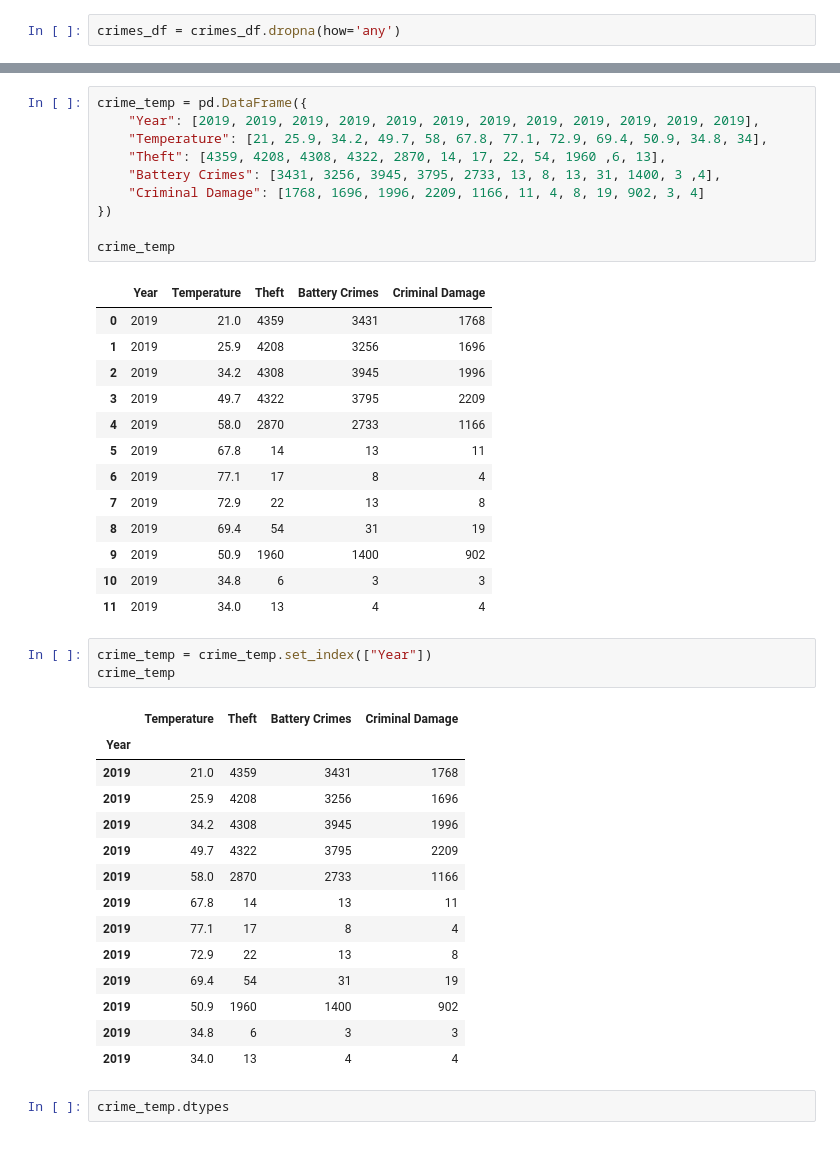
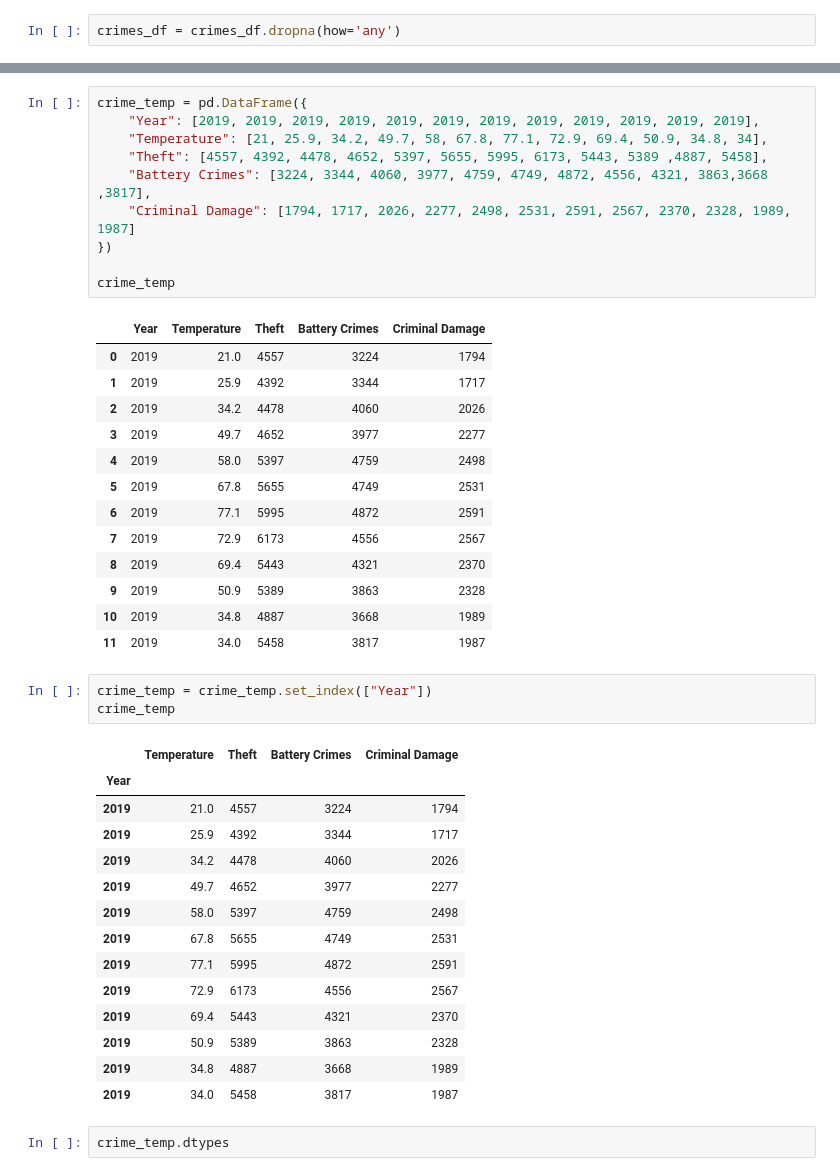
Before and after one commit to jwiley04/Chicago-Crimes, a Jupyter notebook: Crime vs Temperature.ipynb, the cells around one changed output, grey strips where cells are left out. Drawn from its saved outputs; the diff is of its cells as text.

```diff
--- a/Crime vs Temperature.ipynb
+++ b/Crime vs Temperature.ipynb
@@ -559,45 +373,45 @@ Name: Primary Type, dtype: int64
 # %%
 crime_temp = pd.DataFrame({
     "Year": [2019, 2019, 2019, 2019, 2019, 2019, 2019, 2019, 2019, 2019, 2019, 2019],
     "Temperature": [21, 25.9, 34.2, 49.7, 58, 67.8, 77.1, 72.9, 69.4, 50.9, 34.8, 34],
-    "Theft": [4359, 4208, 4308, 4322, 2870, 14, 17, 22, 54, 1960 ,6, 13],
-    "Battery Crimes": [3431, 3256, 3945, 3795, 2733, 13, 8, 13, 31, 1400, 3 ,4],
-    "Criminal Damage": [1768, 1696, 1996, 2209, 1166, 11, 4, 8, 19, 902, 3, 4]
+    "Theft": [4557, 4392, 4478, 4652, 5397, 5655, 5995, 6173, 5443, 5389 ,4887, 5458],
+    "Battery Crimes": [3224, 3344, 4060, 3977, 4759, 4749, 4872, 4556, 4321, 3863,3668 ,3817],
+    "Criminal Damage": [1794, 1717, 2026, 2277, 2498, 2531, 2591, 2567, 2370, 2328, 1989, 1987]
 })
 
 crime_temp
 # %% [output]
 |  | Year | Temperature | Theft | Battery Crimes | Criminal Damage |
-| 0 | 2019 | 21.0 | 4359 | 3431 | 1768 |
-| 1 | 2019 | 25.9 | 4208 | 3256 | 1696 |
-| 2 | 2019 | 34.2 | 4308 | 3945 | 1996 |
-| 3 | 2019 | 49.7 | 4322 | 3795 | 2209 |
-| 4 | 2019 | 58.0 | 2870 | 2733 | 1166 |
-| 5 | 2019 | 67.8 | 14 | 13 | 11 |
-| 6 | 2019 | 77.1 | 17 | 8 | 4 |
-| 7 | 2019 | 72.9 | 22 | 13 | 8 |
-| 8 | 2019 | 69.4 | 54 | 31 | 19 |
-| 9 | 2019 | 50.9 | 1960 | 1400 | 902 |
-| 10 | 2019 | 34.8 | 6 | 3 | 3 |
-| 11 | 2019 | 34.0 | 13 | 4 | 4 |
+| 0 | 2019 | 21.0 | 4557 | 3224 | 1794 |
+| 1 | 2019 | 25.9 | 4392 | 3344 | 1717 |
+| 2 | 2019 | 34.2 | 4478 | 4060 | 2026 |
+| 3 | 2019 | 49.7 | 4652 | 3977 | 2277 |
+| 4 | 2019 | 58.0 | 5397 | 4759 | 2498 |
+| 5 | 2019 | 67.8 | 5655 | 4749 | 2531 |
+| 6 | 2019 | 77.1 | 5995 | 4872 | 2591 |
+| 7 | 2019 | 72.9 | 6173 | 4556 | 2567 |
+| 8 | 2019 | 69.4 | 5443 | 4321 | 2370 |
+| 9 | 2019 | 50.9 | 5389 | 3863 | 2328 |
+| 10 | 2019 | 34.8 | 4887 | 3668 | 1989 |
+| 11 | 2019 | 34.0 | 5458 | 3817 | 1987 |
 # %%
 crime_temp = crime_temp.set_index(["Year"])
 crime_temp
 # %% [output]
 |  | Temperature | Theft | Battery Crimes | Criminal Damage |
 | Year |  |  |  |  |
-| 2019 | 21.0 | 4359 | 3431 | 1768 |
-| 2019 | 25.9 | 4208 | 3256 | 1696 |
-| 2019 | 34.2 | 4308 | 3945 | 1996 |
-| 2019 | 49.7 | 4322 | 3795 | 2209 |
-| 2019 | 58.0 | 2870 | 2733 | 1166 |
-| 2019 | 67.8 | 14 | 13 | 11 |
-| 2019 | 77.1 | 17 | 8 | 4 |
-| 2019 | 72.9 | 22 | 13 | 8 |
-| 2019 | 69.4 | 54 | 31 | 19 |
-| 2019 | 50.9 | 1960 | 1400 | 902 |
-| 2019 | 34.8 | 6 | 3 | 3 |
-| 2019 | 34.0 | 13 | 4 | 4 |
+| 2019 | 21.0 | 4557 | 3224 | 1794 |
+| 2019 | 25.9 | 4392 | 3344 | 1717 |
+| 2019 | 34.2 | 4478 | 4060 | 2026 |
+| 2019 | 49.7 | 4652 | 3977 | 2277 |
+| 2019 | 58.0 | 5397 | 4759 | 2498 |
+| 2019 | 67.8 | 5655 | 4749 | 2531 |
+| 2019 | 77.1 | 5995 | 4872 | 2591 |
+| 2019 | 72.9 | 6173 | 4556 | 2567 |
+| 2019 | 69.4 | 5443 | 4321 | 2370 |
+| 2019 | 50.9 | 5389 | 3863 | 2328 |
+| 2019 | 34.8 | 4887 | 3668 | 1989 |
+| 2019 | 34.0 | 5458 | 3817 | 1987 |
 # %%
 crime_temp.dtypes
 # %% [output]
```
Also changed, not shown: parts of 33 cells of this notebook, 10 other files.
